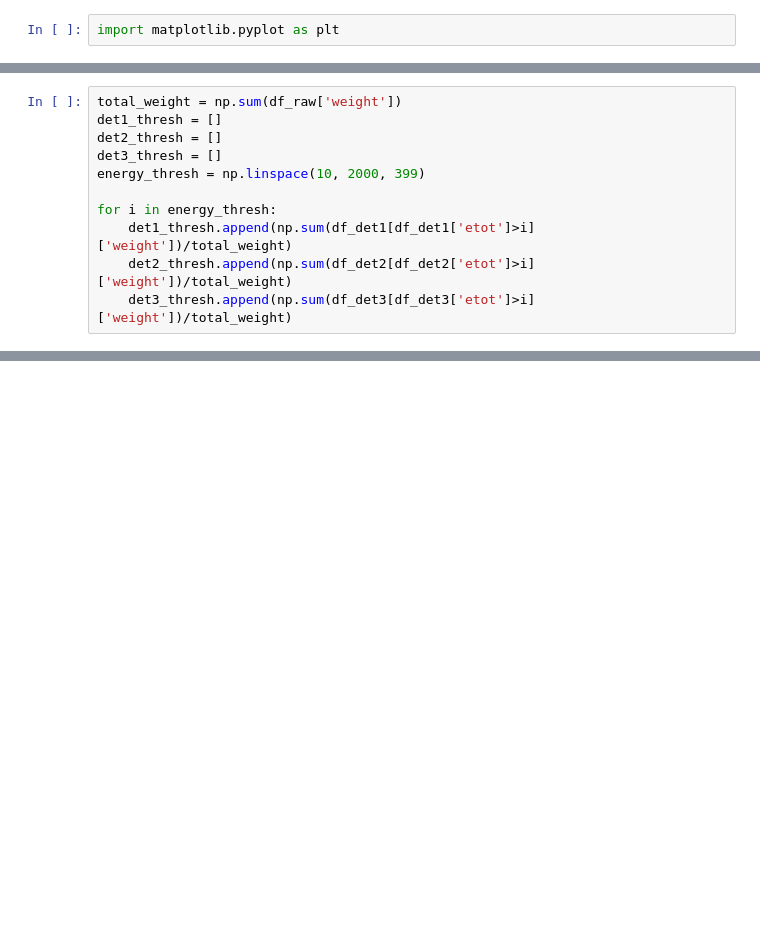
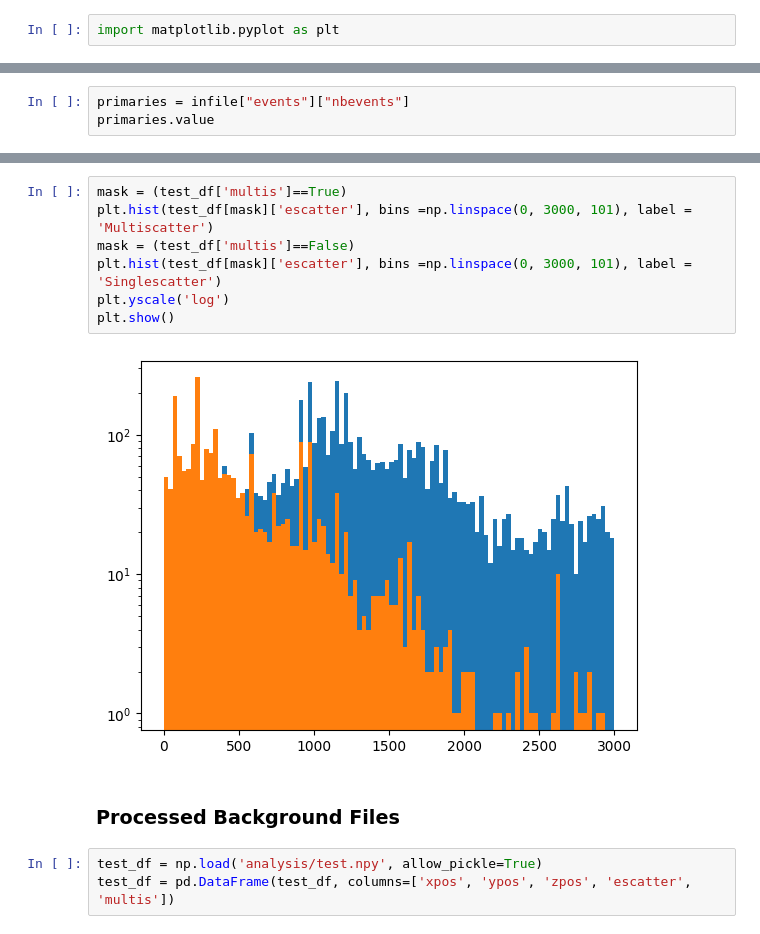
Before and after one commit to jpienaar13/HermeticTPC, a Jupyter notebook: 01_WIS_HTPC.ipynb, the cells around one changed output, grey strips where cells are left out. Saved outputs shown, nothing was run; the diff lists cells and outputs as text; blank space fills up the shorter version.

```diff
--- a/01_WIS_HTPC.ipynb
+++ b/01_WIS_HTPC.ipynb
@@ -322,11 +19,0 @@ Det 3 : 29.63
-# %%
-total_weight = np.sum(df_raw['weight'])
-det1_thresh = []
-det2_thresh = []
-det3_thresh = []
-energy_thresh = np.linspace(10, 2000, 399)
-
-for i in energy_thresh:
-    det1_thresh.append(np.sum(df_det1[df_det1['etot']>i]['weight'])/total_weight)
-    det2_thresh.append(np.sum(df_det2[df_det2['etot']>i]['weight'])/total_weight)
-    det3_thresh.append(np.sum(df_det3[df_det3['etot']>i]['weight'])/total_weight)
@@ -355,0 +20,3 @@ plt.show()
+# %%
+primaries = infile["events"]["nbevents"]
+primaries.value
@@ -355,0 +131,14 @@ plt.show()
+# %%
+mask = (test_df['multis']==True)
+plt.hist(test_df[mask]['escatter'], bins =np.linspace(0, 3000, 101), label = 'Multiscatter')
+mask = (test_df['multis']==False)
+plt.hist(test_df[mask]['escatter'], bins =np.linspace(0, 3000, 101), label = 'Singlescatter')
+plt.yscale('log')
+plt.show()
+# %% [output]
+[figure, added]
+# %% [markdown]
+### Processed Background Files
+# %%
+test_df = np.load('analysis/test.npy', allow_pickle=True)
+test_df = pd.DataFrame(test_df, columns=['xpos', 'ypos', 'zpos', 'escatter', 'multis'])
```
Also changed, not shown: parts of 48 cells of this notebook, 9 other files.
